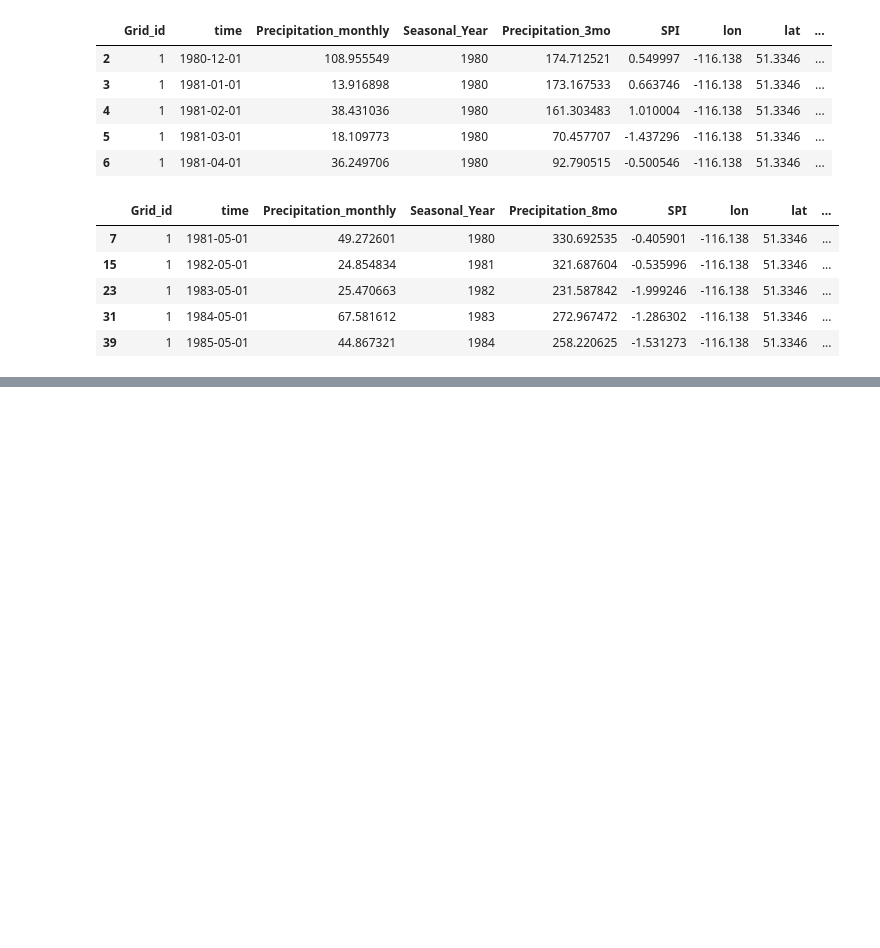
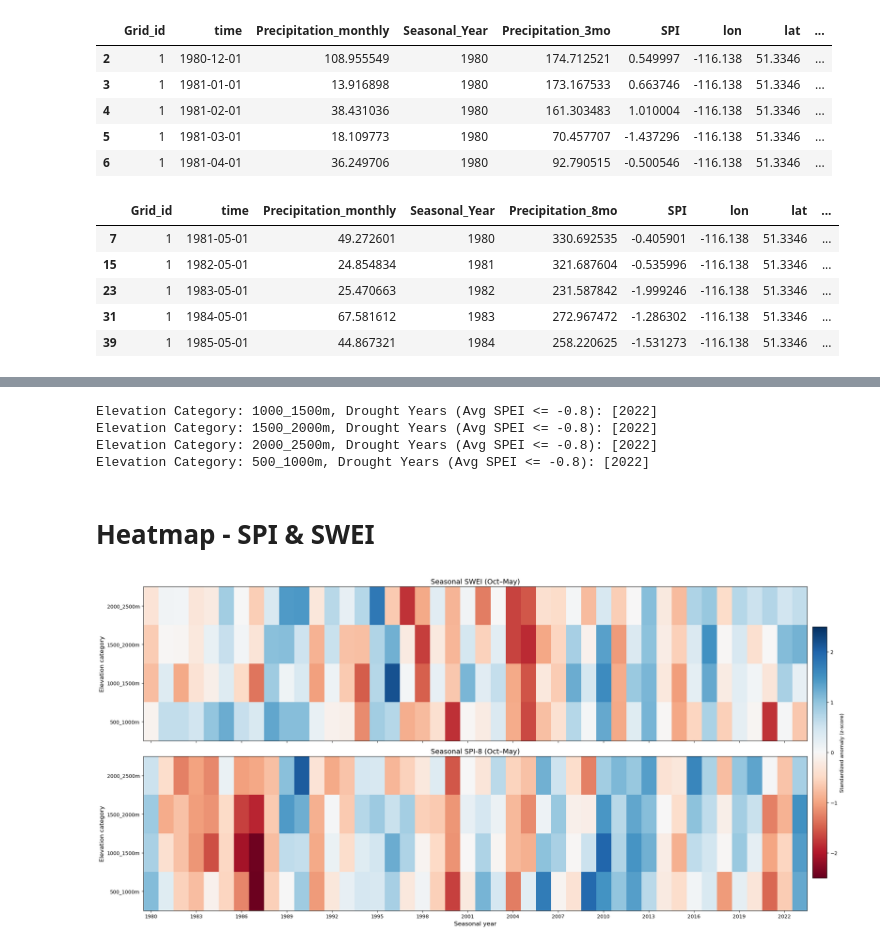
Before and after one commit to Nadiesenali/snowdroughtindex-main, a Jupyter notebook: notebooks/workflows/10_for_paper.ipynb, the cells around one changed output, grey strips where cells are left out. Saved outputs shown, nothing was run; the diff lists cells and outputs as text; code cells hidden in the pictures; blank space fills up the shorter version.

```diff
--- a/notebooks/workflows/10_for_paper.ipynb
+++ b/notebooks/workflows/10_for_paper.ipynb
@@ -1504,0 +2355,75 @@ for season_year in range(1980, 2024):
+# %%
+#print snow drought years for each elevation category
+for elev_cat in spei_8mo_avg['Elevation_Category'].unique():
+    elev_data = spei_8mo_avg[spei_8mo_avg['Elevation_Category'] == elev_cat]
+    drought_years = elev_data[elev_data['Avg_SPEI_8mo'] <= -0.8]['Seasonal_Year'].unique()
+    print(f"Elevation Category: {elev_cat}, Drought Years (Avg SPEI <= -0.8): {drought_years.tolist()}")
+# %% [output]
+Elevation Category: 1000_1500m, Drought Years (Avg SPEI <= -0.8): [2022]
+Elevation Category: 1500_2000m, Drought Years (Avg SPEI <= -0.8): [2022]
+Elevation Category: 2000_2500m, Drought Years (Avg SPEI <= -0.8): [2022]
+Elevation Category: 500_1000m, Drought Years (Avg SPEI <= -0.8): [2022]
+# %% [markdown]
+# Heatmap - SPI & SWEI
+# %%
+# Define elevation order explicitly
+elev_order = ['2000_2500m','1500_2000m','1000_1500m','500_1000m']
+
+# Pivot SPI
+spi_mat = spi_8mo_avg.pivot_table(
+    index="Elevation_Category",
+    columns="Seasonal_Year",
+    values="Avg_SPI_8mo"
+).reindex(elev_order)
+
+# Pivot SWEI
+swei_mat = swei_8mo_avg.pivot_table(
+    index="Elevation_Category",
+    columns="Seasonal_Year",
+    values="Avg_SWEI_8mo"
+).reindex(elev_order)
+
+# Keep only common years
+common_years = sorted(set(spi_mat.columns).intersection(set(swei_mat.columns)))
+spi_mat = spi_mat[common_years]
+swei_mat = swei_mat[common_years]
+
+# ---- Plot ----
+fig, axes = plt.subplots(2, 1, figsize=(20, 10), sharex=True)
+
+vlim = 2.5  # same scale for both
+
+im1 = axes[0].imshow(swei_mat.values, aspect="auto",
+                     cmap="RdBu", vmin=-vlim, vmax=vlim)
+axes[0].set_title("Seasonal SWEI (Oct–May)", fontsize=14)
+axes[0].set_ylabel("Elevation category", fontsize=12)
+axes[0].set_yticks(np.arange(len(swei_mat.index)))
+axes[0].set_yticklabels(swei_mat.index)
+
+im2 = axes[1].imshow(spi_mat.values, aspect="auto",
+                     cmap="RdBu", vmin=-vlim, vmax=vlim)
+axes[1].set_title("Seasonal SPI-8 (Oct–May)", fontsize=14)
+axes[1].set_ylabel("Elevation category", fontsize=12)
+axes[1].set_xlabel("Seasonal year", fontsize=12)
+axes[1].set_yticks(np.arange(len(spi_mat.index)))
+axes[1].set_yticklabels(spi_mat.index)
+
+# X-axis ticks (years)
+years = common_years
+step = max(1, len(years)//12)
+axes[1].set_xticks(np.arange(len(years))[::step])
+axes[1].set_xticklabels(years[::step])
+
+# Shared colorbar on the right, outside the axes
+# Place colorbar outside the main plot area
+cbar_ax = fig.add_axes([1, 0.15, 0.02, 0.7])
+cbar = fig.colorbar(im2, cax=cbar_ax)
+cbar.set_label("Standardized anomaly (z-score)")
+
+plt.tight_layout()
+# save figure
+out_file_heatmap = config['SWEI_plots'] / f'SWEI_SPI_bow_basin_8month_heatmap.png'
+fig.savefig(out_file_heatmap, dpi=300, bbox_inches='tight')
+plt.show()
+# %% [output]
+[figure, added]
```
Also changed, not shown: parts of 38 cells of this notebook.
